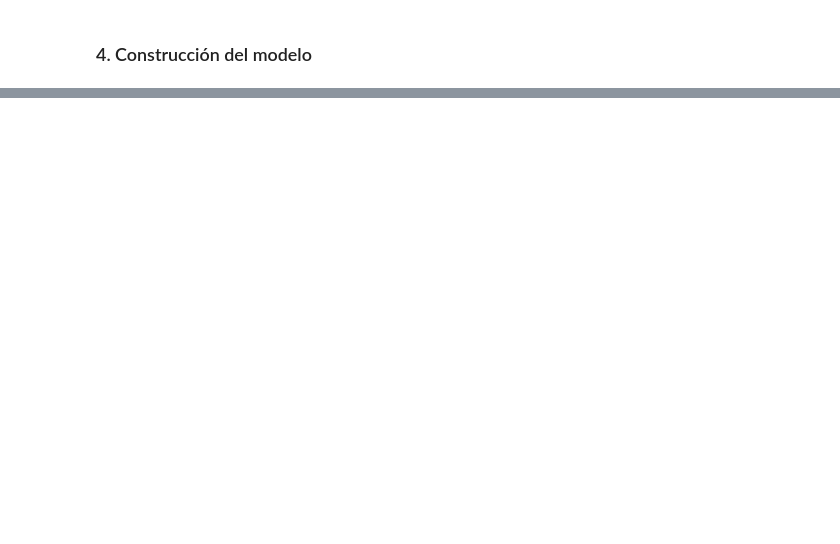
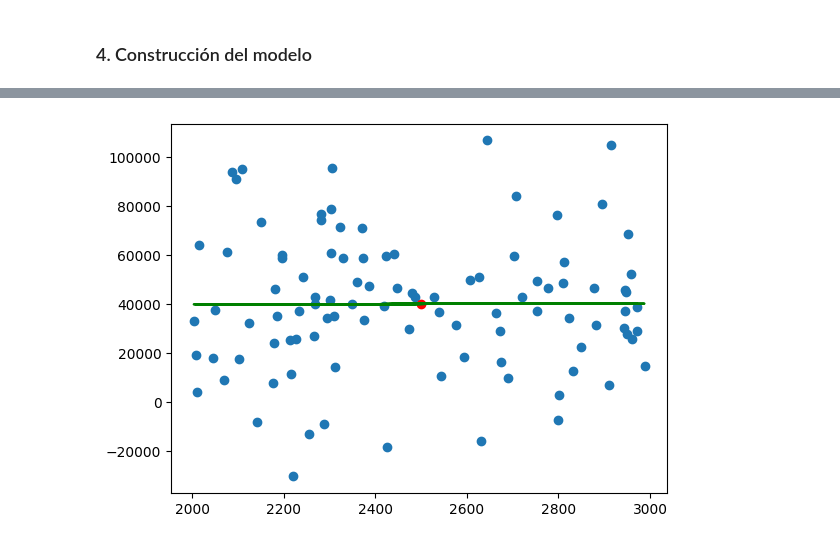
Before and after one commit to jjimvar/Machine-Learning, a Jupyter notebook: Aprendizaje supervisado/RegresionLineal.ipynb, the cells around one changed output, grey strips where cells are left out. Drawn from its saved outputs; the diff is of its cells as text; code cells hidden in the pictures; blank space fills up the shorter version.

```diff
--- a/Aprendizaje supervisado/RegresionLineal.ipynb
+++ b/Aprendizaje supervisado/RegresionLineal.ipynb
@@ -95,0 +135,13 @@ lin_reg.score(df["Equipos_afectados"].values.reshape(-1, 1), df["Coste"].values)
+# %%
+x_new=np.array([[2500]])
+
+#Predicción
+y_new=lin.predict(x_new)
+
+#Dibujamos los resultados
+plt.scatter(df["Equipos_afectados"], df["Coste"])
+plt.plot(df["Equipos_afectados"], ypred, color="green")
+plt.scatter(x_new, y_new, color="red")
+plt.show()
+# %% [output]
+[figure, added]
```
Also changed, not shown: parts of 18 cells of this notebook.
